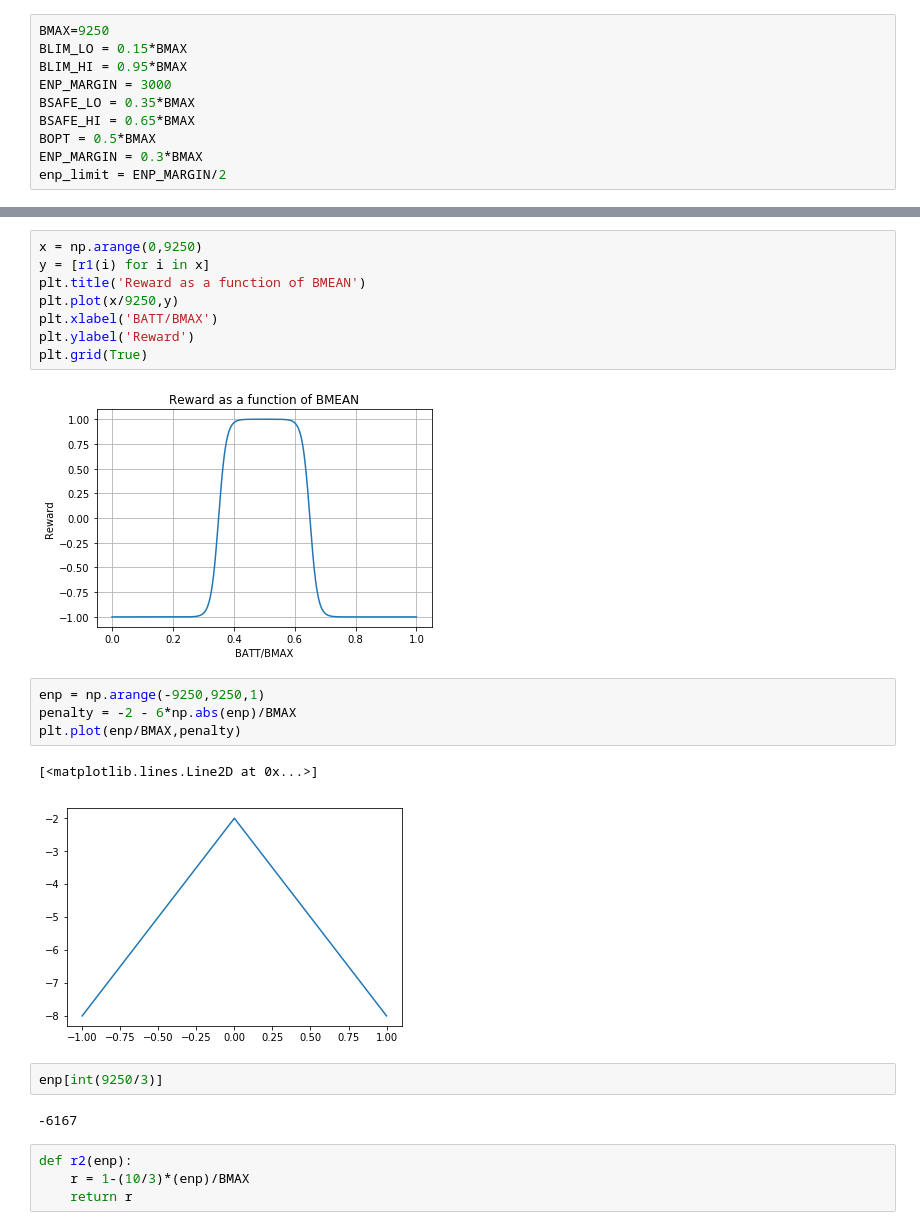
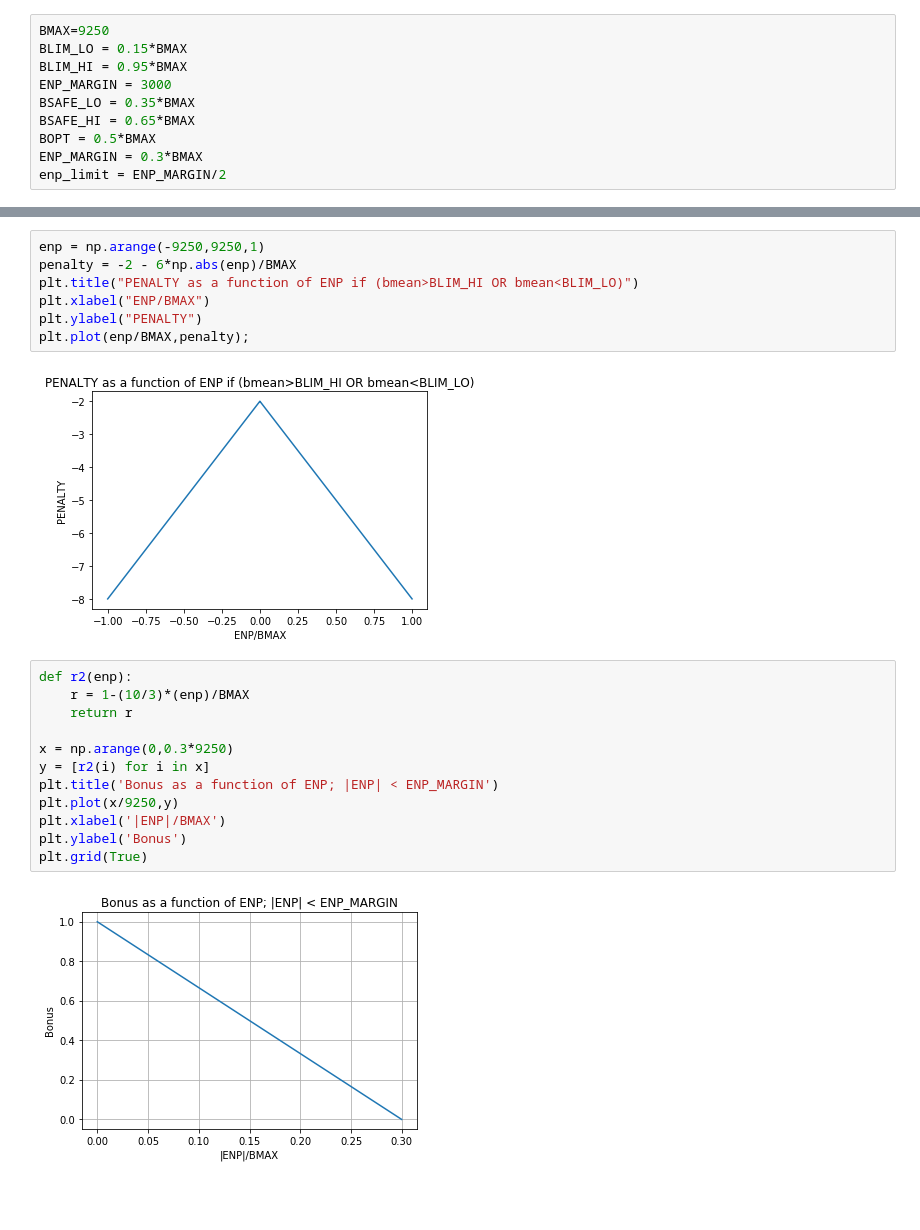
Before and after one commit to shaswot/dsn_eno, a Jupyter notebook: G_reward.ipynb, the cells around one changed output, grey strips where cells are left out. Drawn from its saved outputs; the diff is of its cells as text; blank space fills up the shorter version.

```diff
--- a/G_reward.ipynb
+++ b/G_reward.ipynb
@@ -26,25 +52,23 @@ def r1(bmean):
+# %%
+enp = np.arange(-9250,9250,1)
+penalty = -2 - 6*np.abs(enp)/BMAX
+plt.title("PENALTY as a function of ENP if (bmean>BLIM_HI OR bmean<BLIM_LO)")
+plt.xlabel("ENP/BMAX")
+plt.ylabel("PENALTY")
+plt.plot(enp/BMAX,penalty);
+# %% [output]
+[figure, added]
 # %%
-x = np.arange(0,9250)
-y = [r1(i) for i in x]
-plt.title('Reward as a function of BMEAN')
+def r2(enp):
+    r = 1-(10/3)*(enp)/BMAX
+    return r
+
+x = np.arange(0,0.3*9250)
+y = [r2(i) for i in x]
+plt.title('Bonus as a function of ENP; |ENP| < ENP_MARGIN')
 plt.plot(x/9250,y)
-plt.xlabel('BATT/BMAX')
-plt.ylabel('Reward')
+plt.xlabel('|ENP|/BMAX')
+plt.ylabel('Bonus')
 plt.grid(True)
 # %% [output]
-[figure, old version]
+[figure, new version]
-# %%
-enp = np.arange(-9250,9250,1)
-penalty = -2 - 6*np.abs(enp)/BMAX
-plt.plot(enp/BMAX,penalty)
-# %% [output]
-[<matplotlib.lines.Line2D at 0x...>]
-[figure, removed]
-# %%
-enp[int(9250/3)]
-# %% [output]
--6167
-# %%
-def r2(enp):
-    r = 1-(10/3)*(enp)/BMAX
-    return r
```
Also changed, not shown: parts of 6 cells of this notebook, 17 other files.
